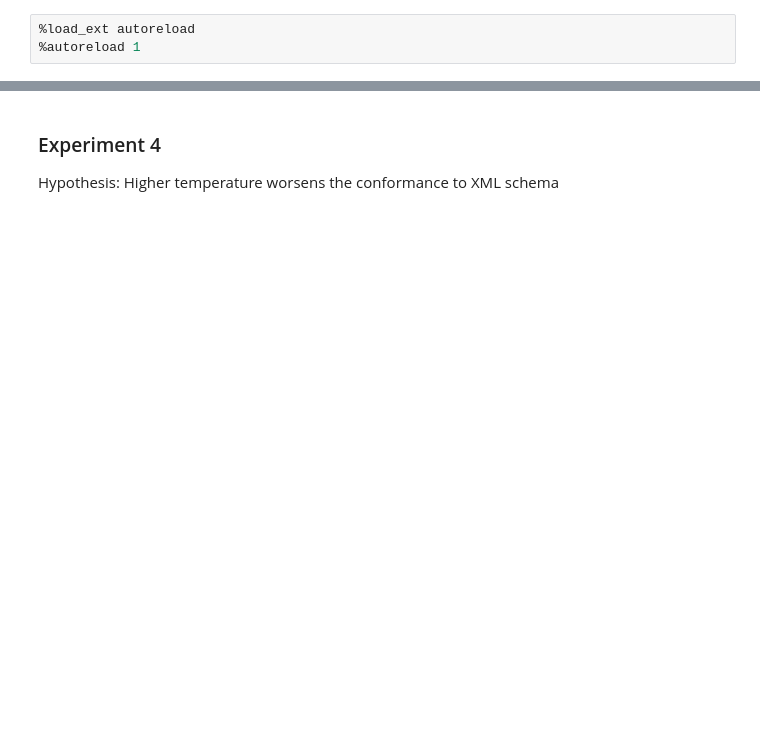
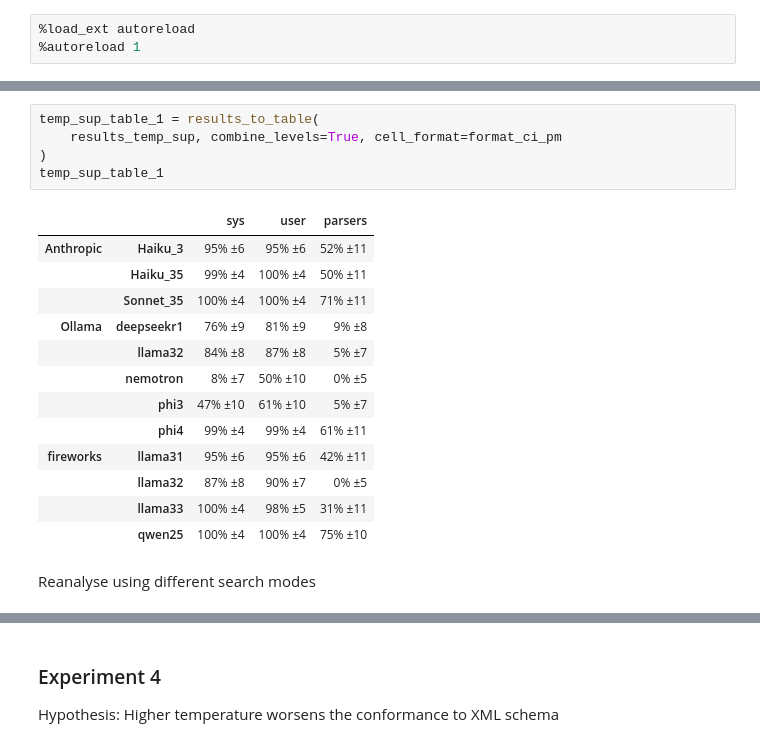
Before and after one commit to adocherty/mastering-structured-output, a Jupyter notebook: collate_and_test_results.ipynb, the cells around one changed output, grey strips where cells are left out. Cells and saved outputs as stored; diff of their text form; blank space fills up the shorter version.

```diff
--- a/collate_and_test_results.ipynb
+++ b/collate_and_test_results.ipynb
@@ -13,0 +42,21 @@ from hypothesis_testing import wilson_score_ci, results_to_table, compare_m_expe
+# %%
+temp_sup_table_1 = results_to_table(
+    results_temp_sup, combine_levels=True, cell_format=format_ci_pm
+)
+temp_sup_table_1
+# %% [output]
+|  |  | sys | user | parsers |
+| Anthropic | Haiku_3 | 95% ±6 | 95% ±6 | 52% ±11 |
+|  | Haiku_35 | 99% ±4 | 100% ±4 | 50% ±11 |
+|  | Sonnet_35 | 100% ±4 | 100% ±4 | 71% ±11 |
+| Ollama | deepseekr1 | 76% ±9 | 81% ±9 | 9% ±8 |
+|  | llama32 | 84% ±8 | 87% ±8 | 5% ±7 |
+|  | nemotron | 8% ±7 | 50% ±10 | 0% ±5 |
+|  | phi3 | 47% ±10 | 61% ±10 | 5% ±7 |
+|  | phi4 | 99% ±4 | 99% ±4 | 61% ±11 |
+| fireworks | llama31 | 95% ±6 | 95% ±6 | 42% ±11 |
+|  | llama32 | 87% ±8 | 90% ±7 | 0% ±5 |
+|  | llama33 | 100% ±4 | 98% ±5 | 31% ±11 |
+|  | qwen25 | 100% ±4 | 100% ±4 | 75% ±10 |
+# %% [markdown]
+Reanalyse using different search modes
```
Also changed, not shown: parts of 63 cells of this notebook, 3 other files.
